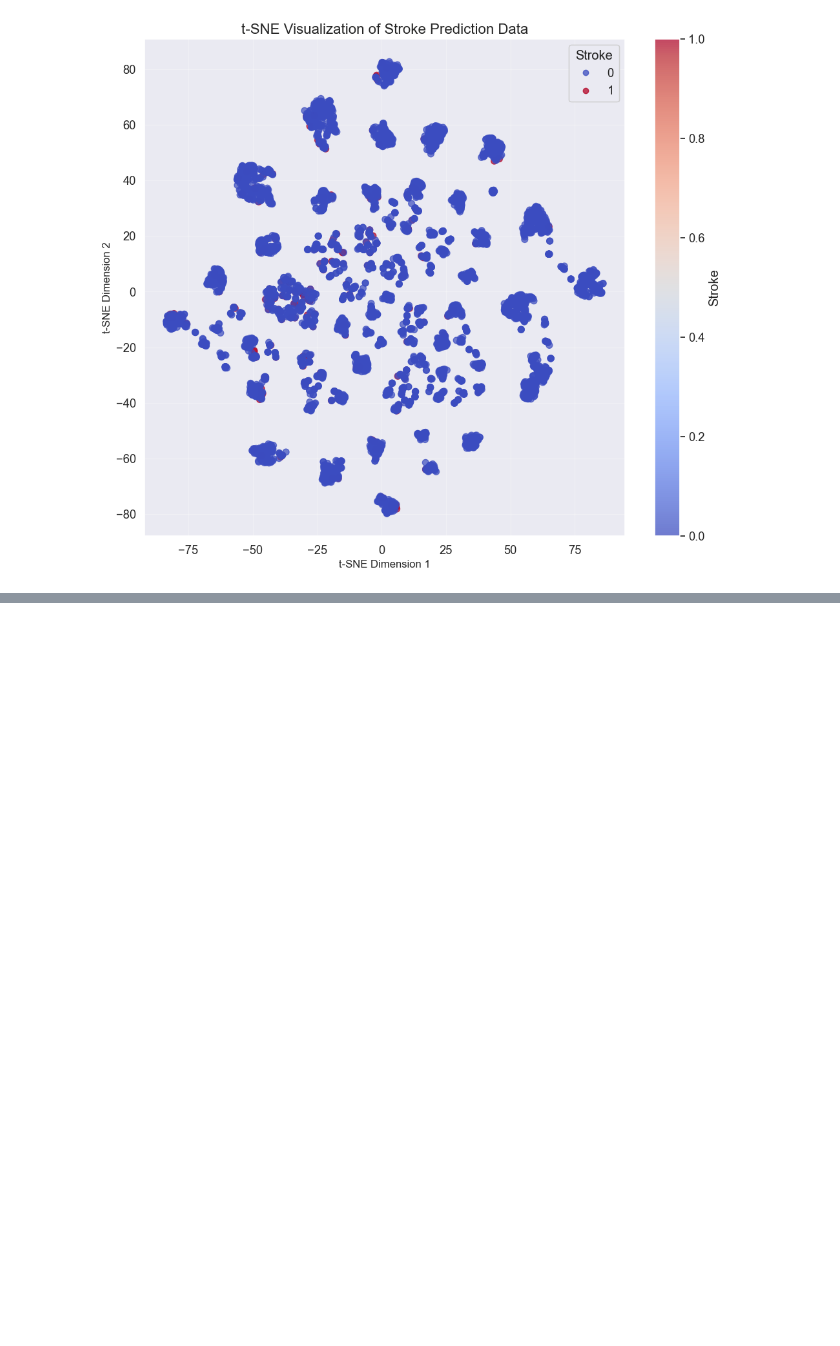
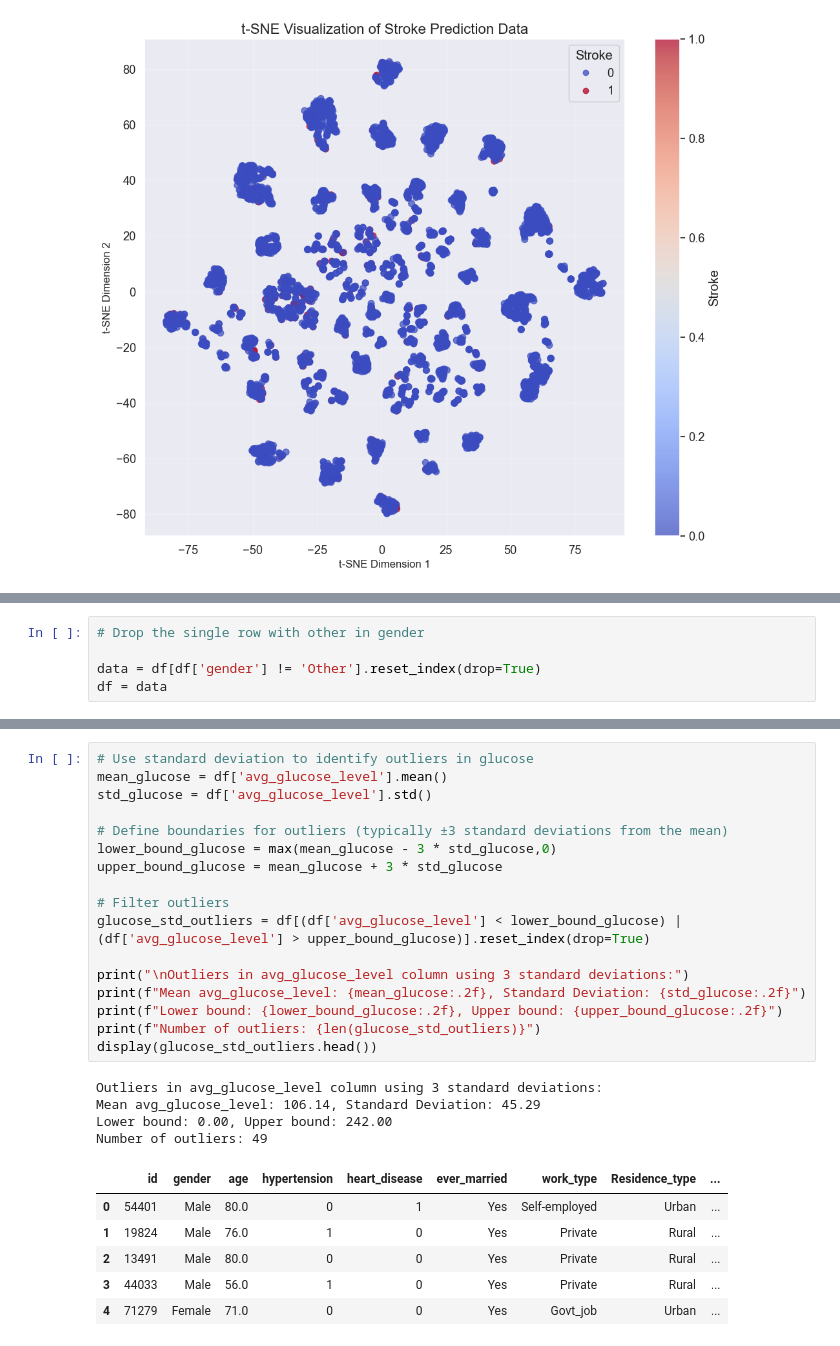
Before and after one commit to marwannour1/stroke_prediction, a Jupyter notebook: main.ipynb, the cells around one changed output, grey strips where cells are left out. Cells and saved outputs as stored; diff of their text form; blank space fills up the shorter version.

```diff
--- a/main.ipynb
+++ b/main.ipynb
@@ -507,0 +537,5 @@ plt.show()
+# %%
+# Drop the single row with other in gender
+
+data = df[df['gender'] != 'Other'].reset_index(drop=True)
+df = data
@@ -507,0 +617,28 @@ plt.show()
+# %%
+# Use standard deviation to identify outliers in glucose
+mean_glucose = df['avg_glucose_level'].mean()
+std_glucose = df['avg_glucose_level'].std()
+
+# Define boundaries for outliers (typically ±3 standard deviations from the mean)
+lower_bound_glucose = max(mean_glucose - 3 * std_glucose,0)
+upper_bound_glucose = mean_glucose + 3 * std_glucose
+
+# Filter outliers
+glucose_std_outliers = df[(df['avg_glucose_level'] < lower_bound_glucose) | (df['avg_glucose_level'] > upper_bound_glucose)].reset_index(drop=True)
+
+print("\nOutliers in avg_glucose_level column using 3 standard deviations:")
+print(f"Mean avg_glucose_level: {mean_glucose:.2f}, Standard Deviation: {std_glucose:.2f}")
+print(f"Lower bound: {lower_bound_glucose:.2f}, Upper bound: {upper_bound_glucose:.2f}")
+print(f"Number of outliers: {len(glucose_std_outliers)}")
+display(glucose_std_outliers.head())
+# %% [output]
+Outliers in avg_glucose_level column using 3 standard deviations:
+Mean avg_glucose_level: 106.14, Standard Deviation: 45.29
+Lower bound: 0.00, Upper bound: 242.00
+Number of outliers: 49
+|  | id | gender | age | hypertension | heart_disease | ever_married | work_type | Residence_type | ... |
+| 0 | 54401 | Male | 80.0 | 0 | 1 | Yes | Self-employed | Urban | ... |
+| 1 | 19824 | Male | 76.0 | 1 | 0 | Yes | Private | Rural | ... |
+| 2 | 13491 | Male | 80.0 | 0 | 0 | Yes | Private | Rural | ... |
+| 3 | 44033 | Male | 56.0 | 1 | 0 | Yes | Private | Rural | ... |
+| 4 | 71279 | Female | 71.0 | 0 | 0 | Yes | Govt_job | Urban | ... |
```
Also changed, not shown: parts of 11 cells of this notebook.
